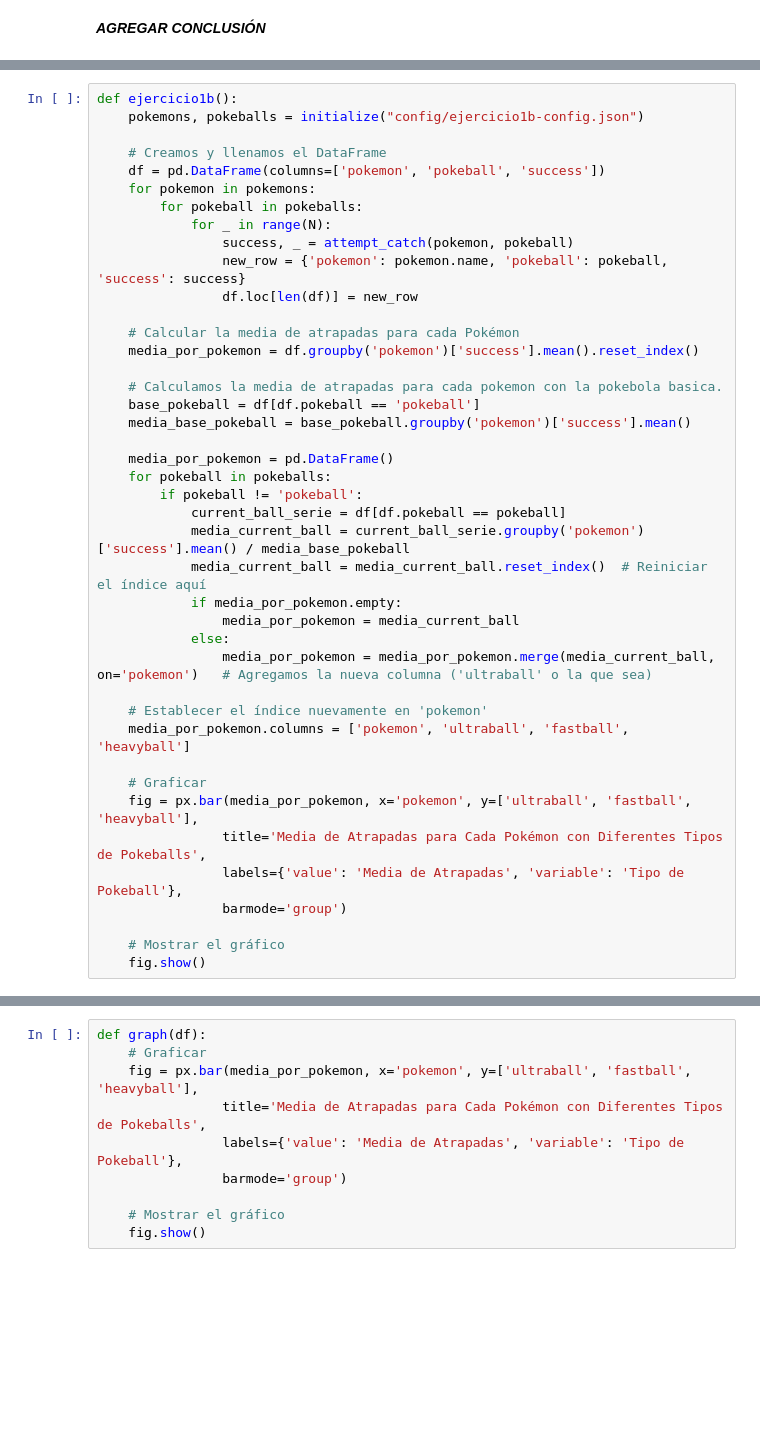
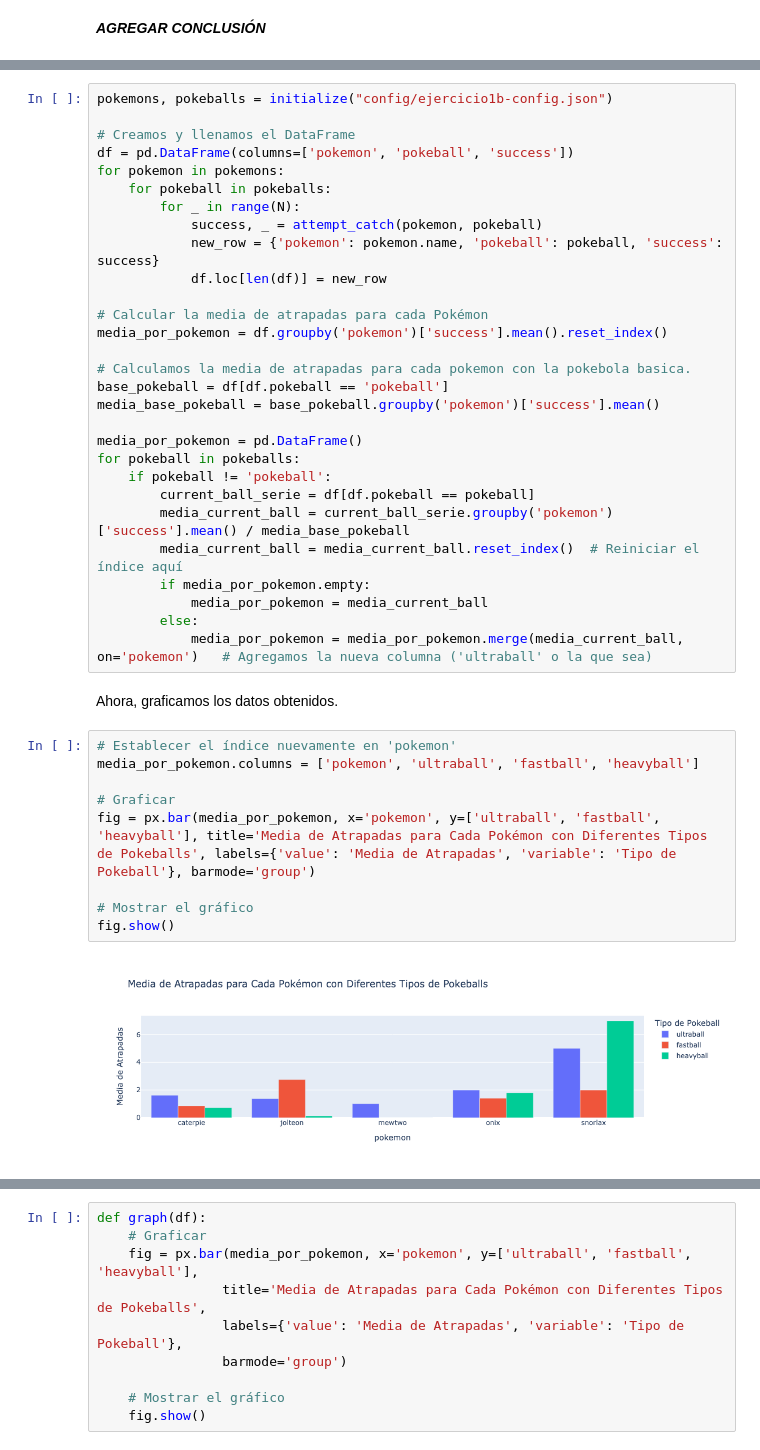
Before and after one commit to mdaneri98/SIA-TPS, a Jupyter notebook: TP0/Informe.ipynb, the cells around one changed output, grey strips where cells are left out. Cells and saved outputs as stored; diff of their text form; blank space fills up the shorter version.

```diff
--- a/TP0/Informe.ipynb
+++ b/TP0/Informe.ipynb
@@ -74,42 +112,42 @@ media_por_pokeball
 # %%
-def ejercicio1b():
-    pokemons, pokeballs = initialize("config/ejercicio1b-config.json")
+pokemons, pokeballs = initialize("config/ejercicio1b-config.json")
 
-    # Creamos y llenamos el DataFrame
-    df = pd.DataFrame(columns=['pokemon', 'pokeball', 'success'])
-    for pokemon in pokemons:
-        for pokeball in pokeballs:
-            for _ in range(N):
-                success, _ = attempt_catch(pokemon, pokeball)
-                new_row = {'pokemon': pokemon.name, 'pokeball': pokeball, 'success': success}
-                df.loc[len(df)] = new_row
+# Creamos y llenamos el DataFrame
+df = pd.DataFrame(columns=['pokemon', 'pokeball', 'success'])
+for pokemon in pokemons:
+    for pokeball in pokeballs:
+        for _ in range(N):
+            success, _ = attempt_catch(pokemon, pokeball)
+            new_row = {'pokemon': pokemon.name, 'pokeball': pokeball, 'success': success}
+            df.loc[len(df)] = new_row
 
-    # Calcular la media de atrapadas para cada Pokémon
-    media_por_pokemon = df.groupby('pokemon')['success'].mean().reset_index()
+# Calcular la media de atrapadas para cada Pokémon
+media_por_pokemon = df.groupby('pokemon')['success'].mean().reset_index()
 
-    # Calculamos la media de atrapadas para cada pokemon con la pokebola basica.
-    base_pokeball = df[df.pokeball == 'pokeball']
-    media_base_pokeball = base_pokeball.groupby('pokemon')['success'].mean()
+# Calculamos la media de atrapadas para cada pokemon con la pokebola basica.
+base_pokeball = df[df.pokeball == 'pokeball']
+media_base_pokeball = base_pokeball.groupby('pokemon')['success'].mean()
 
-    media_por_pokemon = pd.DataFrame()
-    for pokeball in pokeballs:
-        if pokeball != 'pokeball':
-            current_ball_serie = df[df.pokeball == pokeball]
-            media_current_ball = current_ball_serie.groupby('pokemon')['success'].mean() / media_base_pokeball
-            media_current_ball = media_current_ball.reset_index()  # Reiniciar el índice aquí
-            if media_por_pokemon.empty:
-                media_por_pokemon = media_current_ball
-            else:
-                media_por_pokemon = media_por_pokemon.merge(media_current_ball, on='pokemon')   # Agregamos la nueva columna ('ultraball' o la que sea)
-
-    # Establecer el índice nuevamente en 'pokemon'
-    media_por_pokemon.columns = ['pokemon', 'ultraball', 'fastball', 'heavyball']
-
-    # Graficar
-    fig = px.bar(media_por_pokemon, x='pokemon', y=['ultraball', 'fastball', 'heavyball'],
-                title='Media de Atrapadas para Cada Pokémon con Diferentes Tipos de Pokeballs',
-                labels={'value': 'Media de Atrapadas', 'variable': 'Tipo de Pokeball'},
-                barmode='group')
-
-    # Mostrar el gráfico
-    fig.show()
+media_por_pokemon = pd.DataFrame()
+for pokeball in pokeballs:
+    if pokeball != 'pokeball':
+        current_ball_serie = df[df.pokeball == pokeball]
+        media_current_ball = current_ball_serie.groupby('pokemon')['success'].mean() / media_base_pokeball
+        media_current_ball = media_current_ball.reset_index()  # Reiniciar el índice aquí
+        if media_por_pokemon.empty:
+            media_por_pokemon = media_current_ball
+        else:
+            media_por_pokemon = media_por_pokemon.merge(media_current_ball, on='pokemon')   # Agregamos la nueva columna ('ultraball' o la que sea)
+# %% [markdown]
+Ahora, graficamos los datos obtenidos.
+# %%
+# Establecer el índice nuevamente en 'pokemon'
+media_por_pokemon.columns = ['pokemon', 'ultraball', 'fastball', 'heavyball']
+
+# Graficar
+fig = px.bar(media_por_pokemon, x='pokemon', y=['ultraball', 'fastball', 'heavyball'], title='Media de Atrapadas para Cada Pokémon con Diferentes Tipos de Pokeballs', labels={'value': 'Media de Atrapadas', 'variable': 'Tipo de Pokeball'}, barmode='group')
+
+# Mostrar el gráfico
+fig.show()
+# %% [output]
+[figure, added]
```
Also changed, not shown: parts of 6 cells of this notebook.
